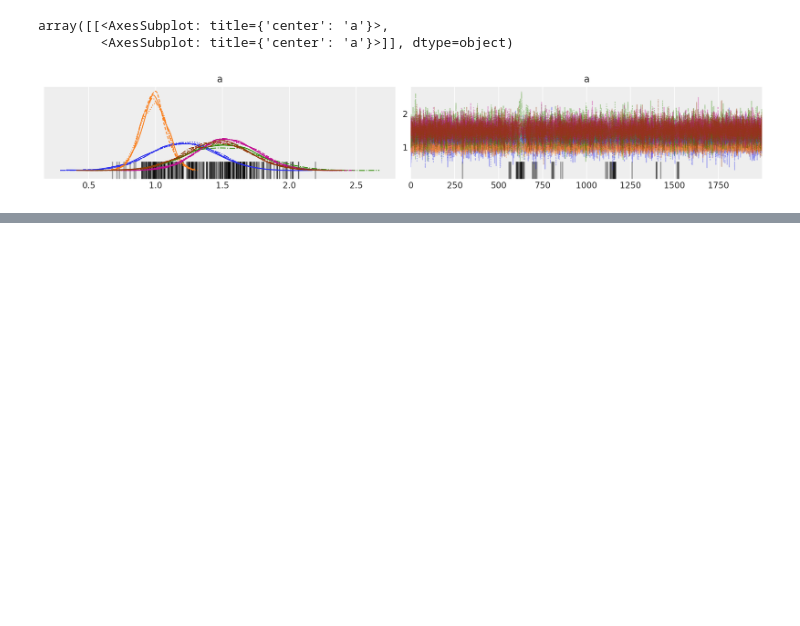
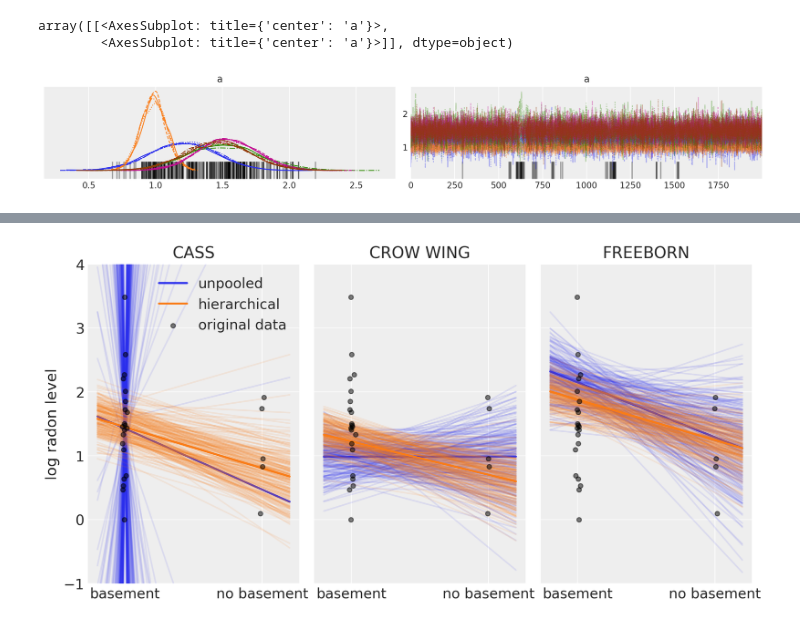
Before and after one commit to makkimaki/pymc3-tutorial-practice, a Jupyter notebook: glm_hierarchical_linear_regression.ipynb, the cells around one changed output, grey strips where cells are left out. Cells and saved outputs as stored; diff of their text form; code cells hidden in the pictures; blank space fills up the shorter version.

```diff
--- a/glm_hierarchical_linear_regression.ipynb
+++ b/glm_hierarchical_linear_regression.ipynb
@@ -185,0 +199,8 @@ array([[<AxesSubplot: title={'center': 'a'}>,
+# %%
+selection = ["CASS", "CROW WING", "FREEBORN"]
+xvals = xr.DataArray(np.linspace(-0.2, 1.2, num=85), dims=["x_plot"])
+
+unpooled_post = unpooled_trace.posterior.stack(chain_draw=("chain", "draw"))
+hier_post = hierarchical_trace.posterior.stack(chain_draw=("chain", "draw"))
+
+hier_post
@@ -185,0 +225,6 @@ array([[<AxesSubplot: title={'center': 'a'}>,
+# %%
+obs_county = unpooled_post["county"].isel(county=unpooled_trace.constant_data["county_idx"])
+observed_data = unpooled_trace.observed_data.assign_coords(
+    floor=unpooled_trace.constant_data["floor"]
+)
+observed_data
@@ -185,0 +244,61 @@ array([[<AxesSubplot: title={'center': 'a'}>,
+# %%
+unpooled_est = (unpooled_post["a"] + unpooled_post["b"] * xvals).transpose("x_plot", ...)
+hier_est = (hier_post["a"] + hier_post["b"] * xvals).transpose("x_plot", ...)
+# %%
+rng = np.random.default_rng(0)
+# %%
+fig, axis = plt.subplots(1, 3, figsize=(10, 5), sharey=True, sharex=True)
+axis = axis.ravel()
+
+random_subset = rng.permutation(np.arange(len(hier_est["chain_draw"])))[:200]
+
+for i, c in enumerate(selection):
+    ### unpooled model ###
+    unpooled_c = unpooled_est.sel(county=c)
+    unpooled_means = unpooled_post.sel(county=c).mean()
+    # plot all samples from unpooled model
+    axis[i].plot(xvals, unpooled_c.isel(chain_draw=random_subset), color="C0", alpha=0.1)
+    # plot mean from unpooled model
+    axis[i].plot(
+        xvals,
+        unpooled_means["a"] + unpooled_means["b"] * xvals,
+        color="C0",
+        alpha=1,
+        lw=2.0,
+        label="unpooled",
+    )
+    ### hierarchical model ##
+    hier_c = hier_est.sel(county=c)
+    hier_means = hier_post.sel(county=c).mean()
+    # plot all samples
+    axis[i].plot(xvals, hier_c.isel(chain_draw=random_subset), color="C1", alpha=0.1)
+    # plot mean
+    axis[i].plot(
+        xvals,
+        hier_means["a"] + hier_means["b"] * xvals,
+        color="C1",
+        alpha=1,
+        lw=2.0,
+        label="hierarchical",
+    )
+    # observed_data
+    obs_data_c = observed_data.where(obs_county.isin(selection), drop=True)
+    axis[i].scatter(
+        obs_data_c["floor"] + rng.normal(scale=0.01, size=len(obs_data_c["floor"])),
+        obs_data_c["y"],
+        alpha=0.5,
+        color="k",
+        marker=".",
+        s=80,
+        zorder=3,
+        label="original data",
+    )
+    axis[i].set_xticks([0, 1])
+    axis[i].set_xticklabels(["basement", "no basement"])
+    axis[i].set_ylim(-1, 4)
+    axis[i].set_title(c)
+    if not i % 3:
+        axis[i].legend()
+        axis[i].set_ylabel("log radon level")
+# %% [output]
+[figure, added]
```
Also changed, not shown: parts of 4 cells of this notebook.
